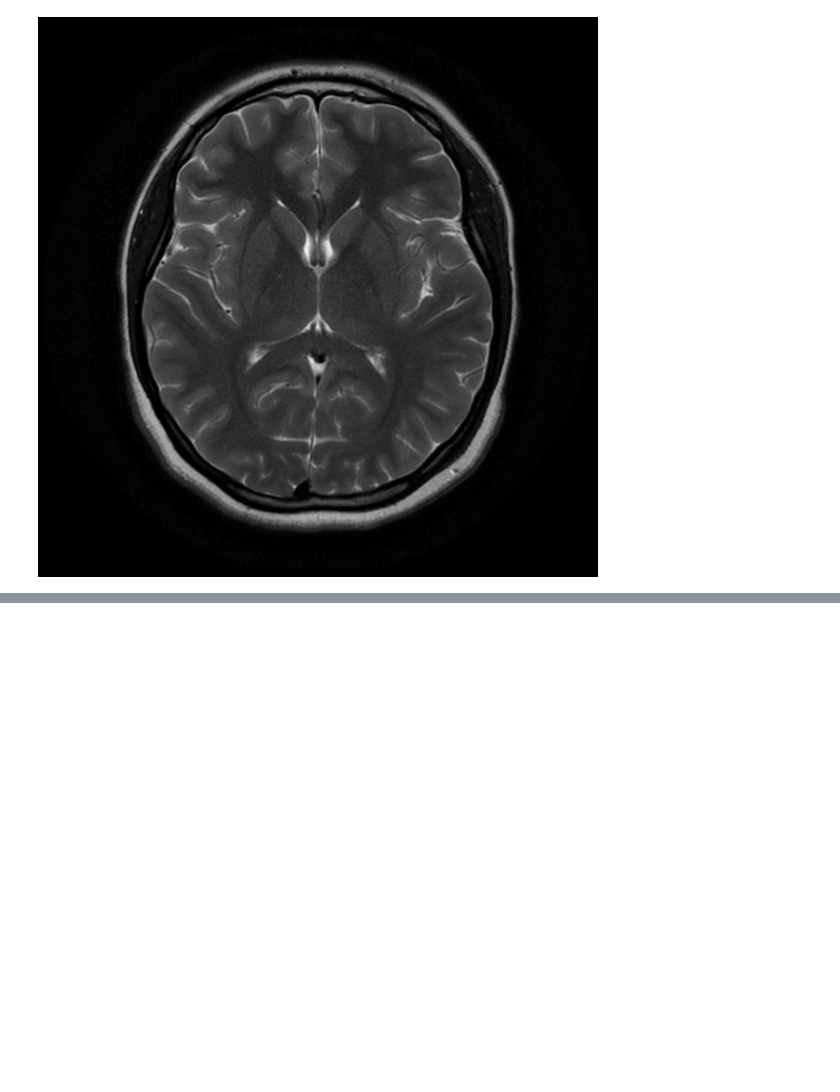
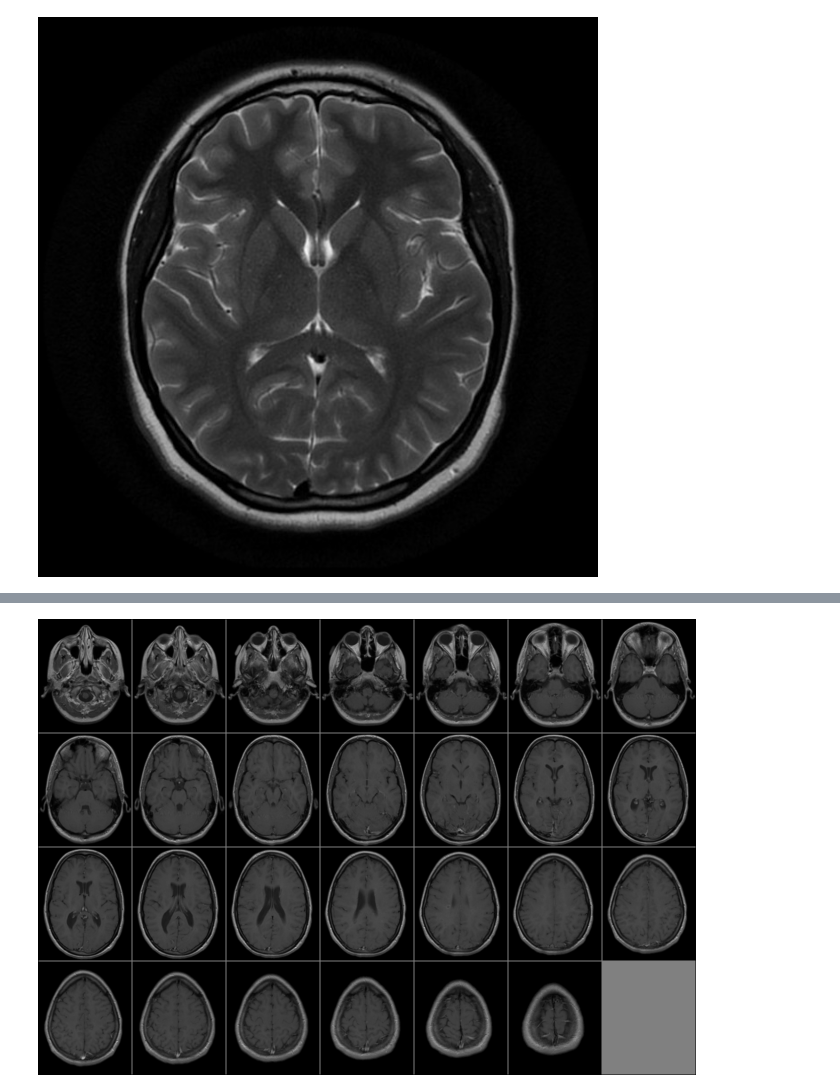
Before and after one commit to saikhu/Hands-On-Computer-Vision-with-Julia, a Jupyter notebook: 01_Chap.ipynb, the cells around one changed output, grey strips where cells are left out. Saved outputs shown, nothing was run; the diff lists cells and outputs as text; code cells hidden in the pictures; blank space fills up the shorter version.

```diff
--- a/01_Chap.ipynb
+++ b/01_Chap.ipynb
@@ -32,0 +41,5 @@ pwd()
+# %%
+img = testimage("mri-stack") # 226×186×27 Gray image
+mosaicview(img; fillvalue=0.5, npad=2, ncol=7, rowmajor=true)
+# %% [output]
+[figure, added]
```
Also changed, not shown: parts of 13 cells of this notebook, 4 other files.
